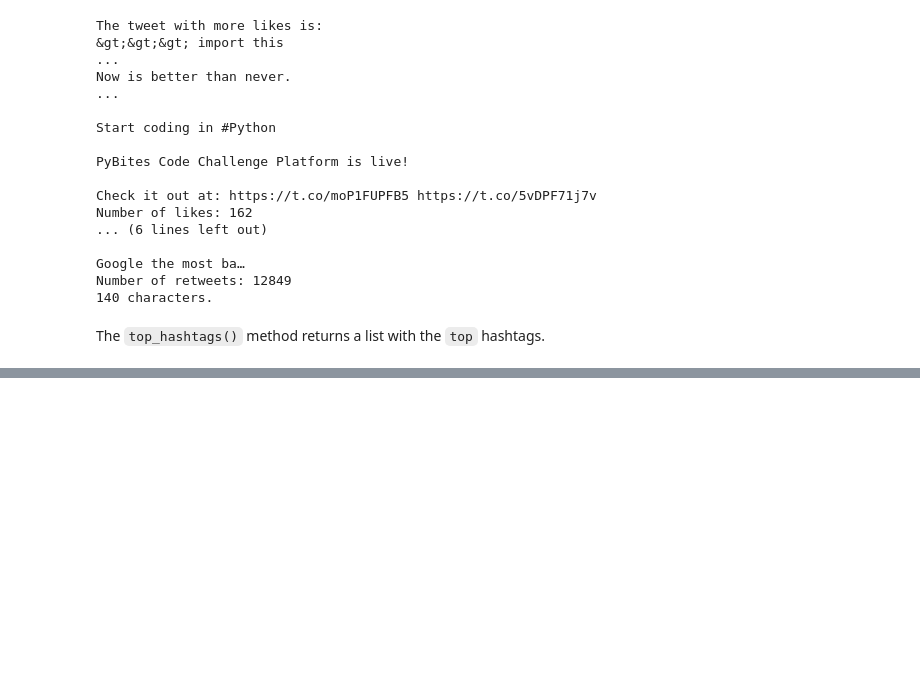
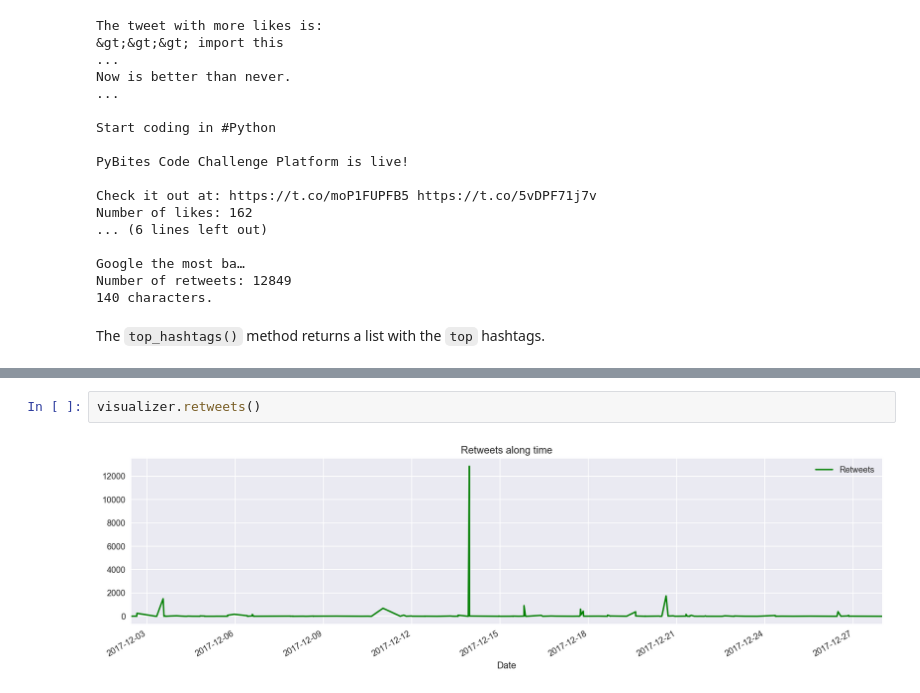
Before and after one commit to RodolfoFerro/TwHashtagsVis, a Jupyter notebook: scripts/Twitter hashtags visualization.ipynb, the cells around one changed output, grey strips where cells are left out. Drawn from its saved outputs; the diff is of its cells as text; blank space fills up the shorter version.

```diff
--- a/scripts/Twitter hashtags visualization.ipynb
+++ b/scripts/Twitter hashtags visualization.ipynb
@@ -171,0 +185,4 @@ for i, hashtag in enumerate(top):
+# %%
+visualizer.retweets()
+# %% [output]
+[figure, added]
```
Also changed, not shown: parts of 5 cells of this notebook, 1 other file.
